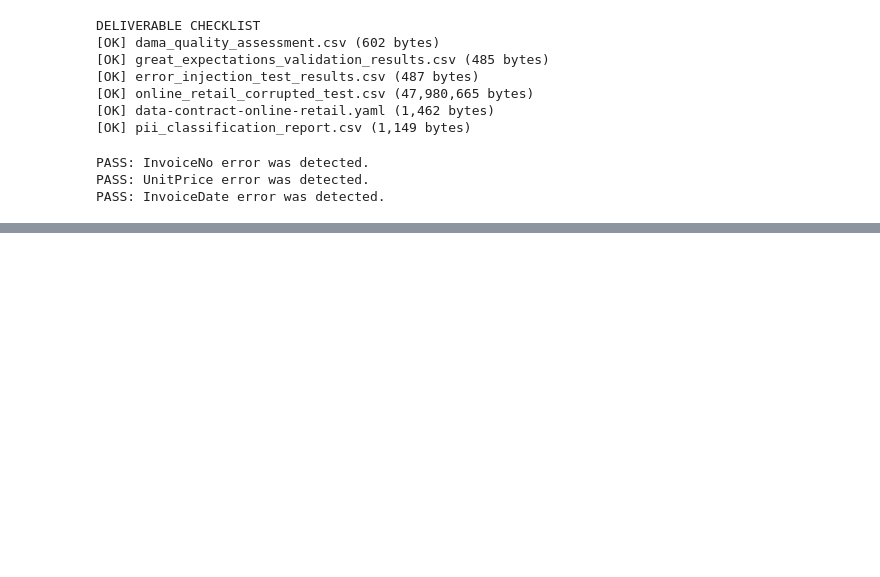
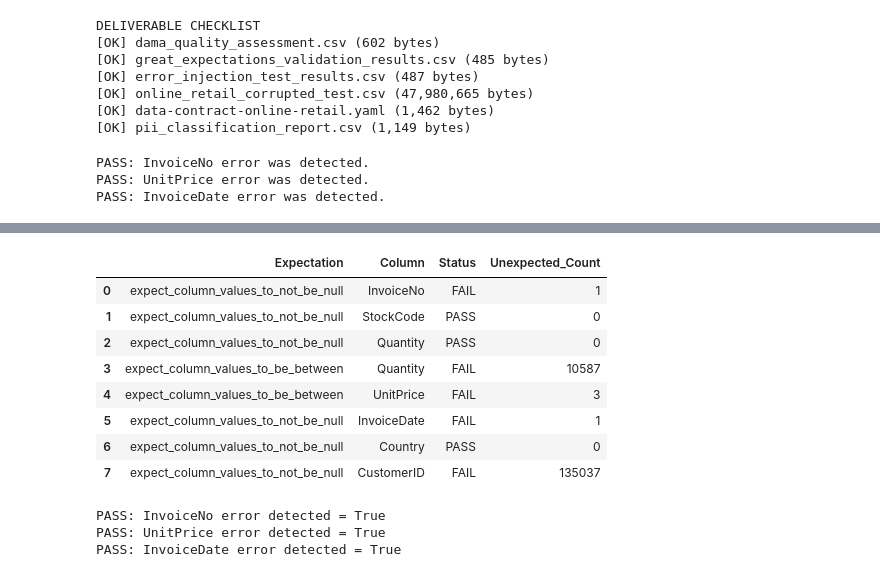
Before and after one commit to Swati2000-data/cynaris-internship-swati, a Jupyter notebook: Data Visualization/data_governance.ipynb, the cells around one changed output, grey strips where cells are left out. Saved outputs shown, nothing was run; the diff lists cells and outputs as text; code cells hidden in the pictures; blank space fills up the shorter version.

```diff
--- a/Data Visualization/data_governance.ipynb
+++ b/Data Visualization/data_governance.ipynb
@@ -935,0 +956,46 @@ PASS: InvoiceDate error was detected.
+# %%
+# Validate the deliberately corrupted dataset
+corrupted_batch = batch_definition.get_batch(
+    batch_parameters={"dataframe": corrupted_df}
+)
+
+corrupted_results = corrupted_batch.validate(suite)
+
+# Create a readable results table
+corrupted_results_table = pd.DataFrame([
+    {
+        "Expectation": result.expectation_config.type,
+        "Column": result.expectation_config.kwargs.get("column", ""),
+        "Status": "PASS" if result.success else "FAIL",
+        "Unexpected_Count": result.result.get("unexpected_count", 0)
+    }
+    for result in corrupted_results.results
+])
+
+display(corrupted_results_table)
+
+# Confirm the three intentional errors are detected
+for column in ["InvoiceNo", "UnitPrice", "InvoiceDate"]:
+    matching = corrupted_results_table[
+        corrupted_results_table["Column"] == column
+    ]
+    detected = not matching.empty and (matching["Status"] == "FAIL").any()
+    print(f"{'PASS' if detected else 'CHECK'}: {column} error detected = {detected}")
+
+# Save supporting evidence
+corrupted_results_table.to_csv(
+    "error_injection_test_results.csv", index=False
+)
+# %% [output]
+|  | Expectation | Column | Status | Unexpected_Count |
+| 0 | expect_column_values_to_not_be_null | InvoiceNo | FAIL | 1 |
+| 1 | expect_column_values_to_not_be_null | StockCode | PASS | 0 |
+| 2 | expect_column_values_to_not_be_null | Quantity | PASS | 0 |
+| 3 | expect_column_values_to_be_between | Quantity | FAIL | 10587 |
+| 4 | expect_column_values_to_be_between | UnitPrice | FAIL | 3 |
+| 5 | expect_column_values_to_not_be_null | InvoiceDate | FAIL | 1 |
+| 6 | expect_column_values_to_not_be_null | Country | PASS | 0 |
+| 7 | expect_column_values_to_not_be_null | CustomerID | FAIL | 135037 |
+PASS: InvoiceNo error detected = True
+PASS: UnitPrice error detected = True
+PASS: InvoiceDate error detected = True
```
Also changed, not shown: parts of 11 cells of this notebook, 3 other files.
